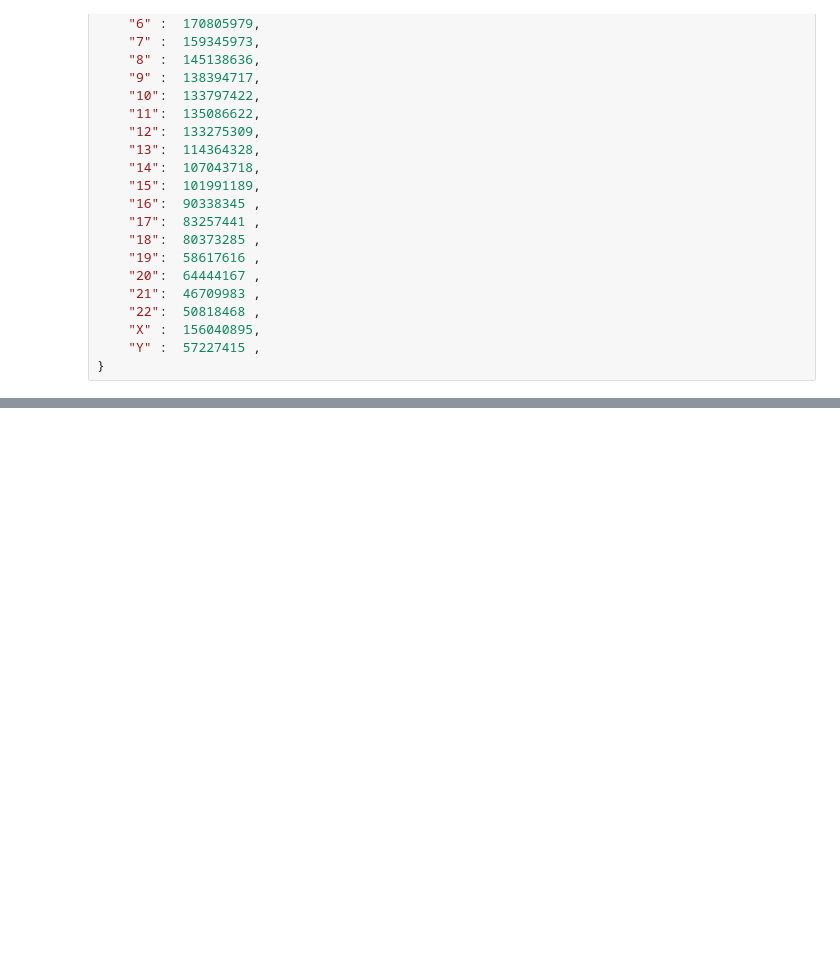
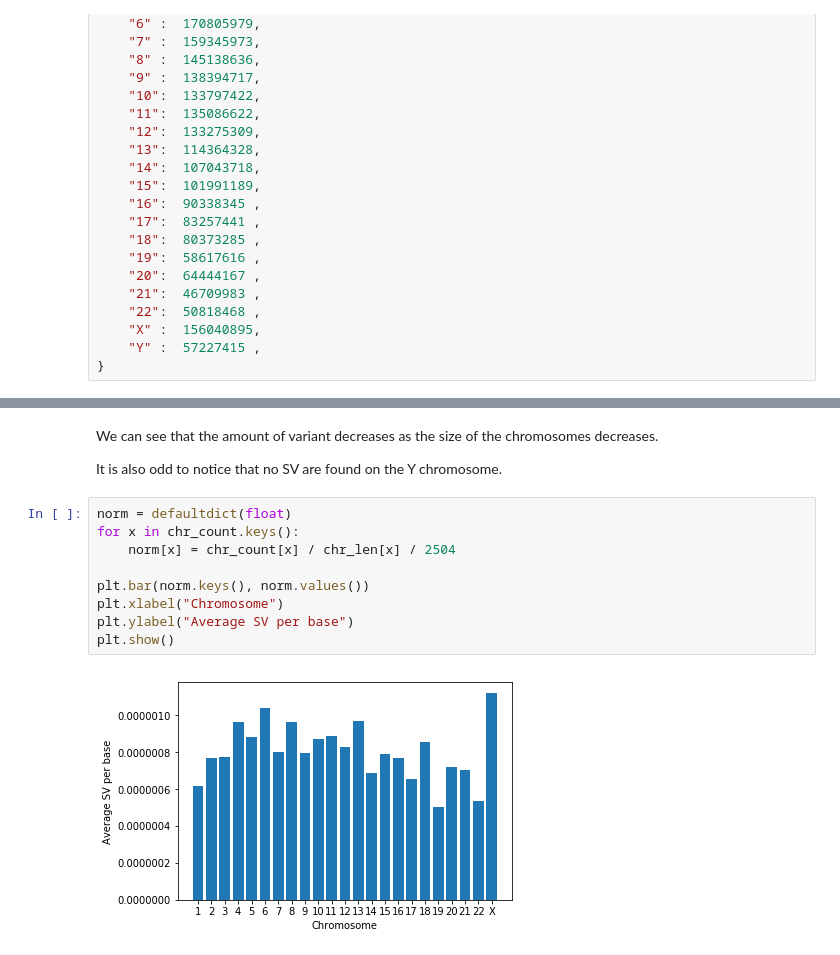
Before and after one commit to gamazeps/deepSV, a Jupyter notebook: vcf_analysis/VCF analysis.ipynb, the cells around one changed output, grey strips where cells are left out. Cells and saved outputs as stored; diff of their text form; blank space fills up the shorter version.

```diff
--- a/vcf_analysis/VCF analysis.ipynb
+++ b/vcf_analysis/VCF analysis.ipynb
@@ -52,0 +72,15 @@ chr_len = {
+# %% [markdown]
+We can see that the amount of variant decreases as the size of the chromosomes decreases.
+
+It is also odd to notice that no SV are found on the Y chromosome.
+# %%
+norm = defaultdict(float)
+for x in chr_count.keys():
+    norm[x] = chr_count[x] / chr_len[x] / 2504
+
+plt.bar(norm.keys(), norm.values())
+plt.xlabel("Chromosome")
+plt.ylabel("Average SV per base")
+plt.show()
+# %% [output]
+[figure, added]
```
Also changed, not shown: parts of 21 cells of this notebook.
